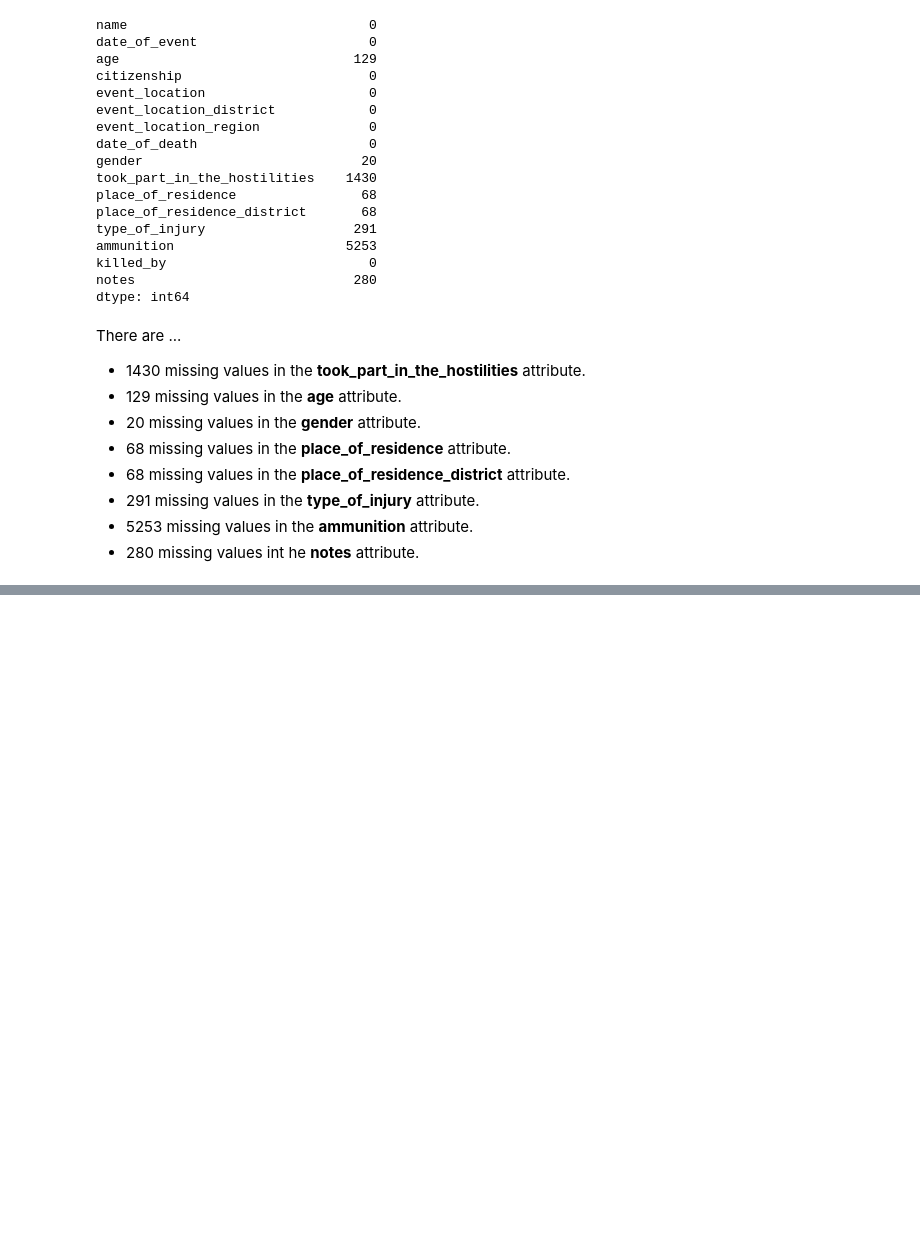
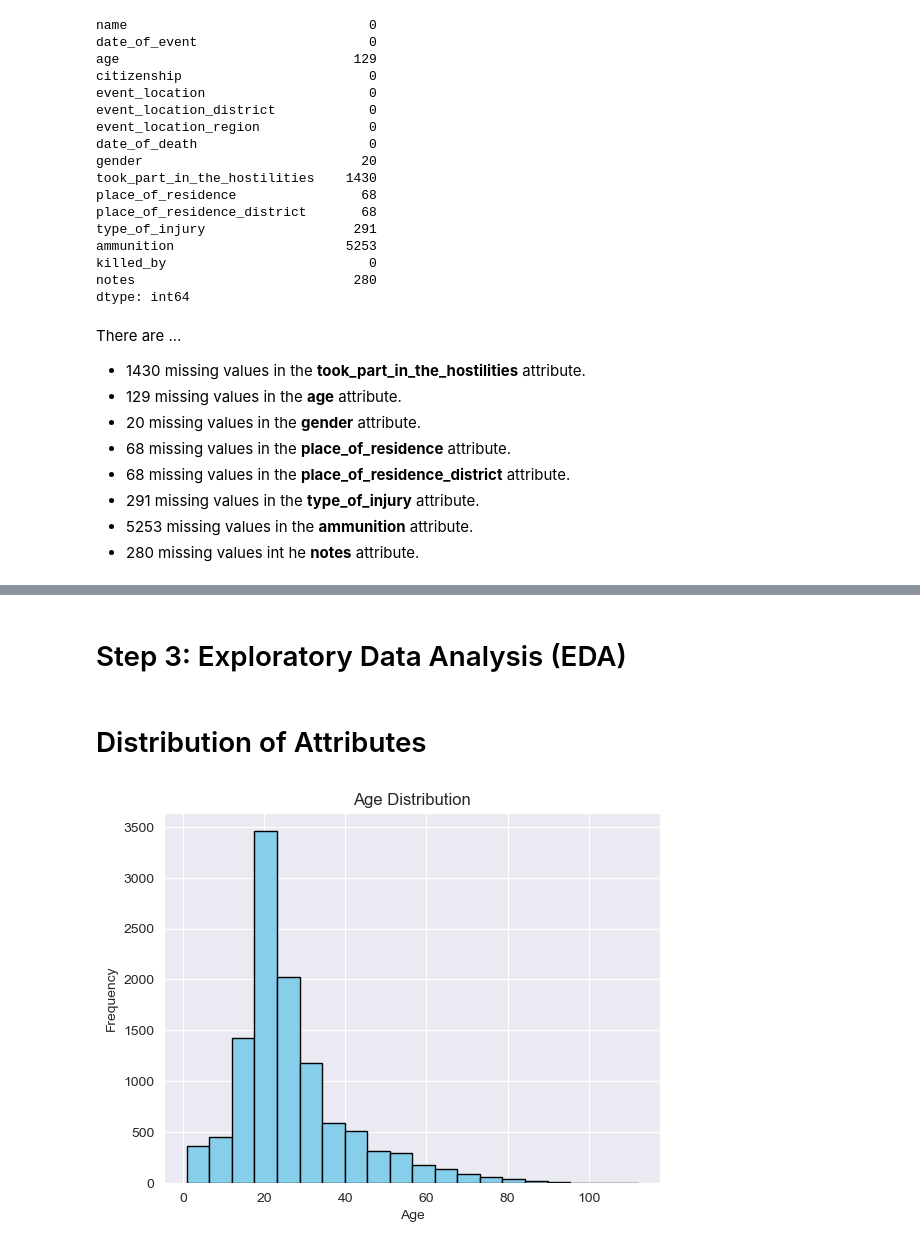
Before and after one commit to Kababey/HumanityProject, a Jupyter notebook: project/project.ipynb, the cells around one changed output, grey strips where cells are left out. Cells and saved outputs as stored; diff of their text form; code cells hidden in the pictures; blank space fills up the shorter version.

```diff
--- a/project/project.ipynb
+++ b/project/project.ipynb
@@ -85,0 +91,8 @@ There are ...
+# %%
+# Impute the missing values by the median of the column
+median_value = int(df['age'].median())
+df['age'] = df['age'].fillna(median_value)
+
+# Type casting (from float to int)
+df['age'] = df['age'].astype(int)
+df['age']
@@ -85,0 +127,4 @@ There are ...
+# %%
+# date_of_event and date_of_death have the same information with different names, so one of them is unnecessary
+df.drop('date_of_death', axis=1, inplace=True)
+df.head()
@@ -85,0 +138,13 @@ There are ...
+# %% [markdown]
+# Step 3: Exploratory Data Analysis (EDA)
+# %% [markdown]
+# Distribution of Attributes
+# %%
+# Distribution of the 'age' variable
+plt.hist(df['age'], bins=20, color='skyblue', edgecolor='black')
+plt.title('Age Distribution')
+plt.xlabel('Age')
+plt.ylabel('Frequency')
+plt.show()
+# %% [output]
+[figure, added]
```
Also changed, not shown: parts of 10 cells of this notebook.
